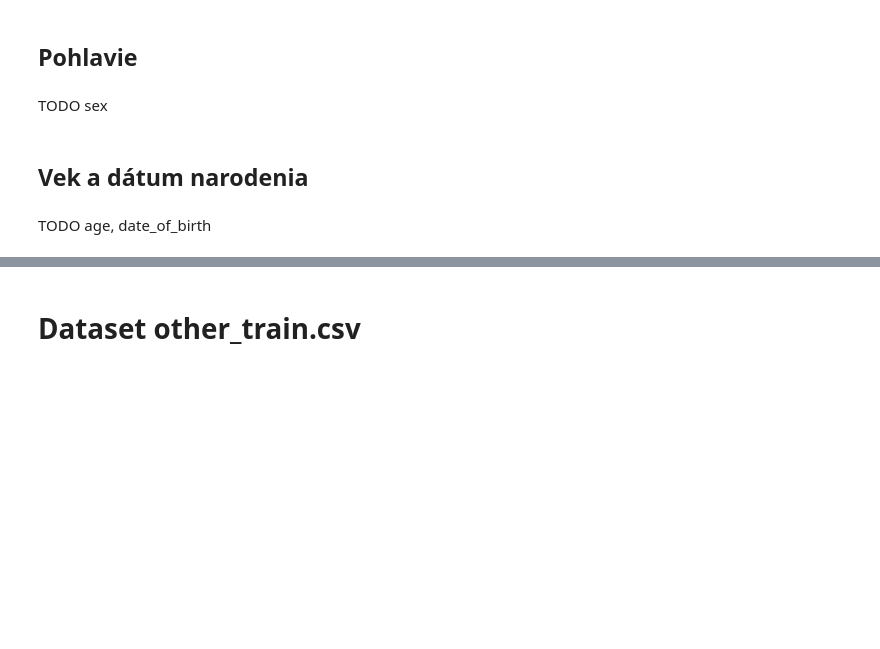
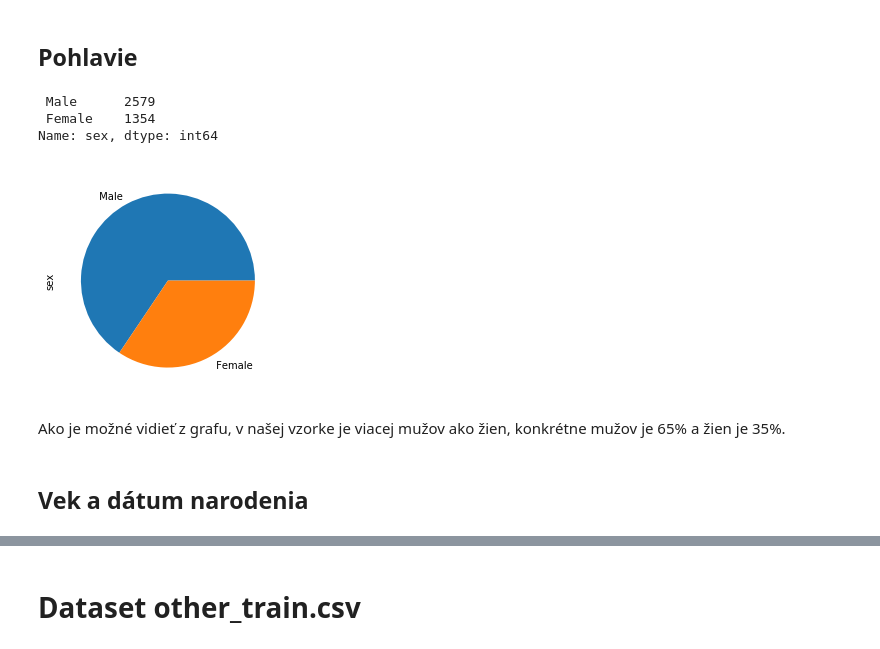
Before and after one commit to Gugliar/IAU-projekt, a Jupyter notebook: IAU_Tibensky_Jedinak.ipynb, the cells around one changed output, grey strips where cells are left out. Saved outputs shown, nothing was run; the diff lists cells and outputs as text; code cells hidden in the pictures; blank space fills up the shorter version.

Commit message:
Urobene TODO okrem datumu narodenia.

```diff
--- a/IAU_Tibensky_Jedinak.ipynb
+++ b/IAU_Tibensky_Jedinak.ipynb
@@ -112,9 +112,15 @@ Všetky záznamy sa skladajú z dvoch častí, ktoré sú oddelené znakmi nové
 Žiadne záznamy nie sú prázdne a nezdá sa že by sa tu nachádzali nejaké na prvý pohľad chybné alebo podozrivo krátke adresy.
 # %% [markdown]
 ## Pohlavie
-# %% [markdown]
-TODO sex
+# %%
+personal_data["sex"].value_counts().plot(kind="pie")
+personal_data["sex"].value_counts(dropna="false")
+# %% [output]
+ Male      2579
+ Female    1354
+Name: sex, dtype: int64
+[figure, added]
+# %% [markdown]
+Ako je možné vidieť z grafu, v našej vzorke je viacej mužov ako žien, konkrétne mužov je 65% a žien je 35%.
 # %% [markdown]
 ## Vek a dátum narodenia
-# %% [markdown]
-TODO age, date_of_birth
```
Also changed, not shown: parts of 25 cells of this notebook.
